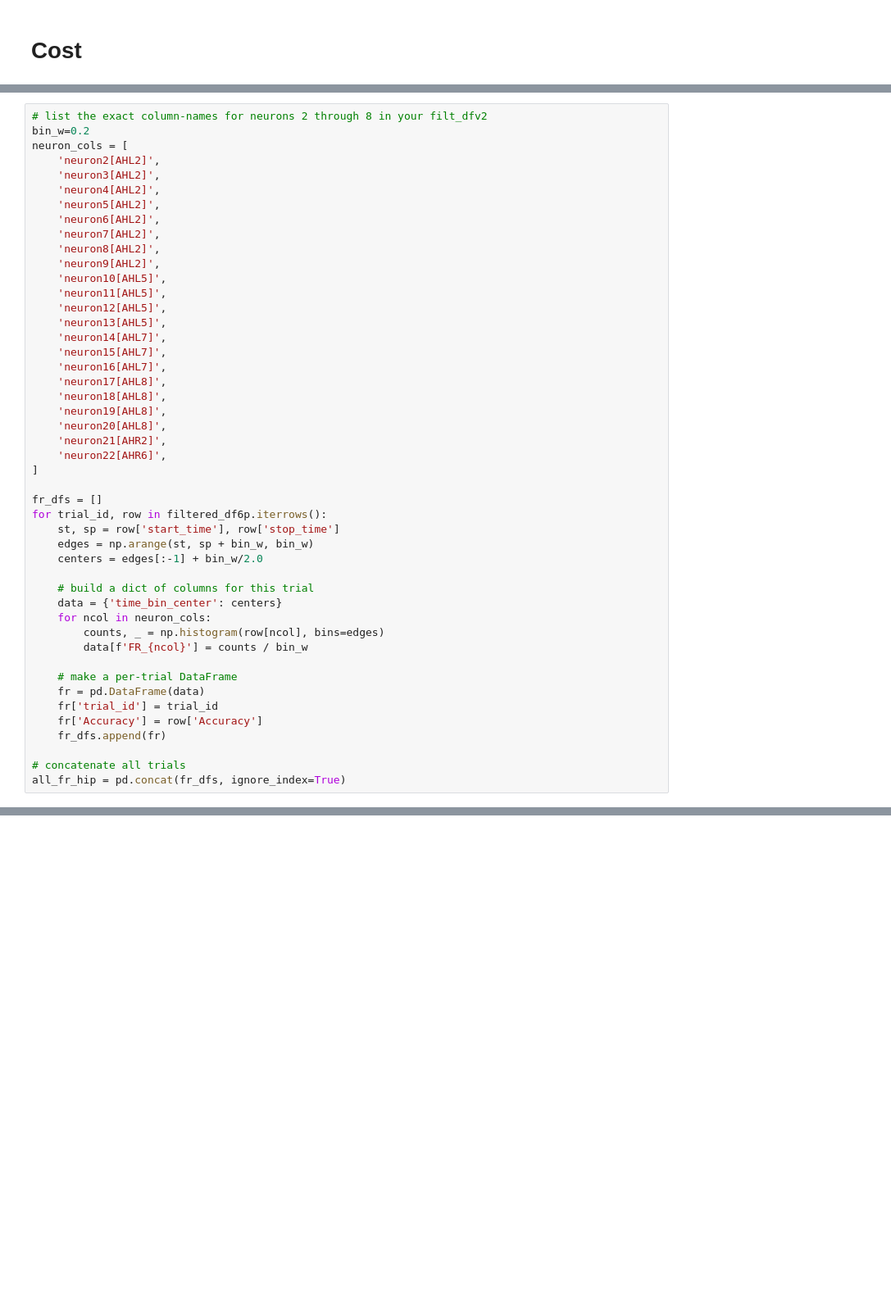
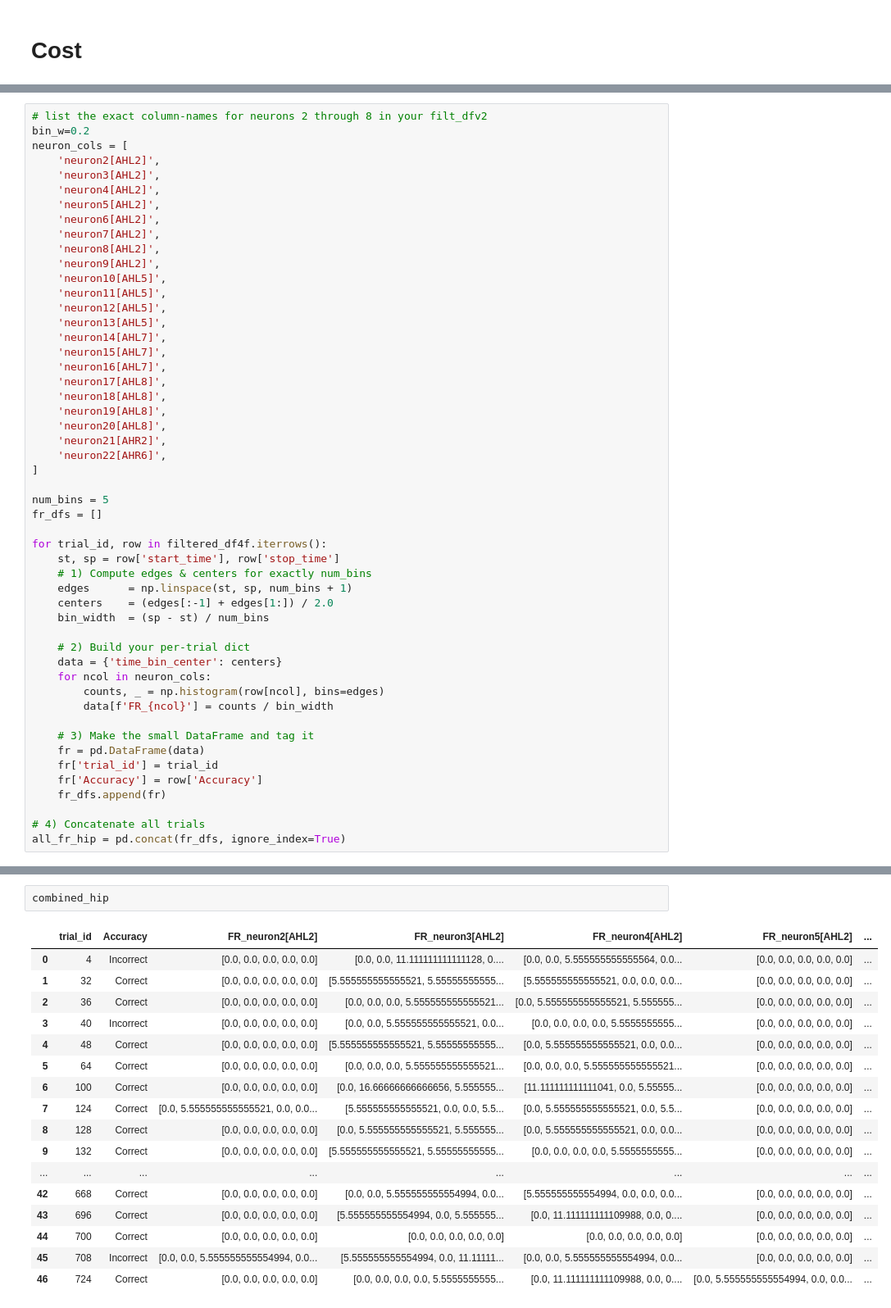
Before and after one commit to pwanczuk/NeuroSignalProject, a Jupyter notebook: Untitled.ipynb, the cells around one changed output, grey strips where cells are left out. Shown at 82% size. Drawn from its saved outputs; the diff is of its cells as text; blank space fills up the shorter version.

```diff
--- a/Untitled.ipynb
+++ b/Untitled.ipynb
@@ -398,25 +398,29 @@ neuron_cols = [
     'neuron22[AHR6]',
 ]
 
+num_bins = 5
 fr_dfs = []
-for trial_id, row in filtered_df6p.iterrows():
+
+for trial_id, row in filtered_df4f.iterrows():
     st, sp = row['start_time'], row['stop_time']
-    edges = np.arange(st, sp + bin_w, bin_w)
-    centers = edges[:-1] + bin_w/2.0
+    # 1) Compute edges & centers for exactly num_bins
+    edges      = np.linspace(st, sp, num_bins + 1)
+    centers    = (edges[:-1] + edges[1:]) / 2.0
+    bin_width  = (sp - st) / num_bins
 
-    # build a dict of columns for this trial
+    # 2) Build your per‐trial dict
     data = {'time_bin_center': centers}
     for ncol in neuron_cols:
         counts, _ = np.histogram(row[ncol], bins=edges)
-        data[f'FR_{ncol}'] = counts / bin_w
+        data[f'FR_{ncol}'] = counts / bin_width
 
-    # make a per‐trial DataFrame
+    # 3) Make the small DataFrame and tag it
     fr = pd.DataFrame(data)
     fr['trial_id'] = trial_id
     fr['Accuracy'] = row['Accuracy']
     fr_dfs.append(fr)
 
-# concatenate all trials
+# 4) Concatenate all trials
 all_fr_hip = pd.concat(fr_dfs, ignore_index=True)
 # %%
 # 1) Identify the FR columns
@@ -438,0 +443,20 @@ combined_hip.to_csv('Patient1_Hippo_6p.csv', index=False)
+# %%
+combined_hip
+# %% [output]
+|  | trial_id | Accuracy | FR_neuron2[AHL2] | FR_neuron3[AHL2] | FR_neuron4[AHL2] | FR_neuron5[AHL2] | ... |
+| 0 | 4 | Incorrect | [0.0, 0.0, 0.0, 0.0, 0.0] | [0.0, 0.0, 11.111111111111128, 0.... | [0.0, 0.0, 5.555555555555564, 0.0... | [0.0, 0.0, 0.0, 0.0, 0.0] | ... |
+| 1 | 32 | Correct | [0.0, 0.0, 0.0, 0.0, 0.0] | [5.555555555555521, 5.55555555555... | [5.555555555555521, 0.0, 0.0, 0.0... | [0.0, 0.0, 0.0, 0.0, 0.0] | ... |
+| 2 | 36 | Correct | [0.0, 0.0, 0.0, 0.0, 0.0] | [0.0, 0.0, 0.0, 5.555555555555521... | [0.0, 5.555555555555521, 5.555555... | [0.0, 0.0, 0.0, 0.0, 0.0] | ... |
+| 3 | 40 | Incorrect | [0.0, 0.0, 0.0, 0.0, 0.0] | [0.0, 0.0, 5.555555555555521, 0.0... | [0.0, 0.0, 0.0, 0.0, 5.5555555555... | [0.0, 0.0, 0.0, 0.0, 0.0] | ... |
+| 4 | 48 | Correct | [0.0, 0.0, 0.0, 0.0, 0.0] | [5.555555555555521, 5.55555555555... | [0.0, 5.555555555555521, 0.0, 0.0... | [0.0, 0.0, 0.0, 0.0, 0.0] | ... |
+| 5 | 64 | Correct | [0.0, 0.0, 0.0, 0.0, 0.0] | [0.0, 0.0, 0.0, 5.555555555555521... | [0.0, 0.0, 0.0, 5.555555555555521... | [0.0, 0.0, 0.0, 0.0, 0.0] | ... |
+| 6 | 100 | Correct | [0.0, 0.0, 0.0, 0.0, 0.0] | [0.0, 16.66666666666656, 5.555555... | [11.111111111111041, 0.0, 5.55555... | [0.0, 0.0, 0.0, 0.0, 0.0] | ... |
+| 7 | 124 | Correct | [0.0, 5.555555555555521, 0.0, 0.0... | [5.555555555555521, 0.0, 0.0, 5.5... | [0.0, 5.555555555555521, 0.0, 5.5... | [0.0, 0.0, 0.0, 0.0, 0.0] | ... |
+| 8 | 128 | Correct | [0.0, 0.0, 0.0, 0.0, 0.0] | [0.0, 5.555555555555521, 5.555555... | [0.0, 5.555555555555521, 0.0, 0.0... | [0.0, 0.0, 0.0, 0.0, 0.0] | ... |
+| 9 | 132 | Correct | [0.0, 0.0, 0.0, 0.0, 0.0] | [5.555555555555521, 5.55555555555... | [0.0, 0.0, 0.0, 0.0, 5.5555555555... | [0.0, 0.0, 0.0, 0.0, 0.0] | ... |
+| ... | ... | ... | ... | ... | ... | ... | ... |
+| 42 | 668 | Correct | [0.0, 0.0, 0.0, 0.0, 0.0] | [0.0, 0.0, 5.555555555554994, 0.0... | [5.555555555554994, 0.0, 0.0, 0.0... | [0.0, 0.0, 0.0, 0.0, 0.0] | ... |
+| 43 | 696 | Correct | [0.0, 0.0, 0.0, 0.0, 0.0] | [5.555555555554994, 0.0, 5.555555... | [0.0, 11.111111111109988, 0.0, 0.... | [0.0, 0.0, 0.0, 0.0, 0.0] | ... |
+| 44 | 700 | Correct | [0.0, 0.0, 0.0, 0.0, 0.0] | [0.0, 0.0, 0.0, 0.0, 0.0] | [0.0, 0.0, 0.0, 0.0, 0.0] | [0.0, 0.0, 0.0, 0.0, 0.0] | ... |
+| 45 | 708 | Incorrect | [0.0, 0.0, 5.555555555554994, 0.0... | [5.555555555554994, 0.0, 11.11111... | [0.0, 0.0, 5.555555555554994, 0.0... | [0.0, 0.0, 0.0, 0.0, 0.0] | ... |
+| 46 | 724 | Correct | [0.0, 0.0, 0.0, 0.0, 0.0] | [0.0, 0.0, 0.0, 0.0, 5.5555555555... | [0.0, 11.111111111109988, 0.0, 0.... | [0.0, 5.555555555554994, 0.0, 0.0... | ... |
```
Also changed, not shown: parts of 3 cells of this notebook, 2 other files.
